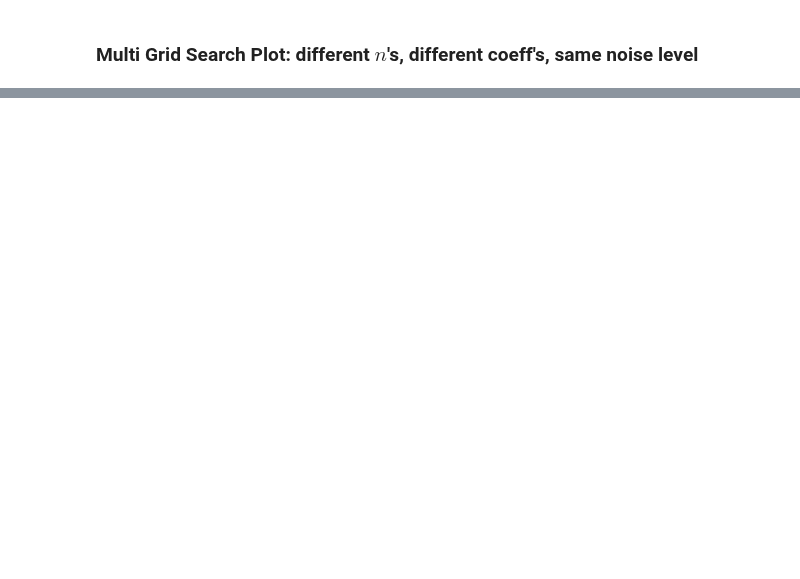
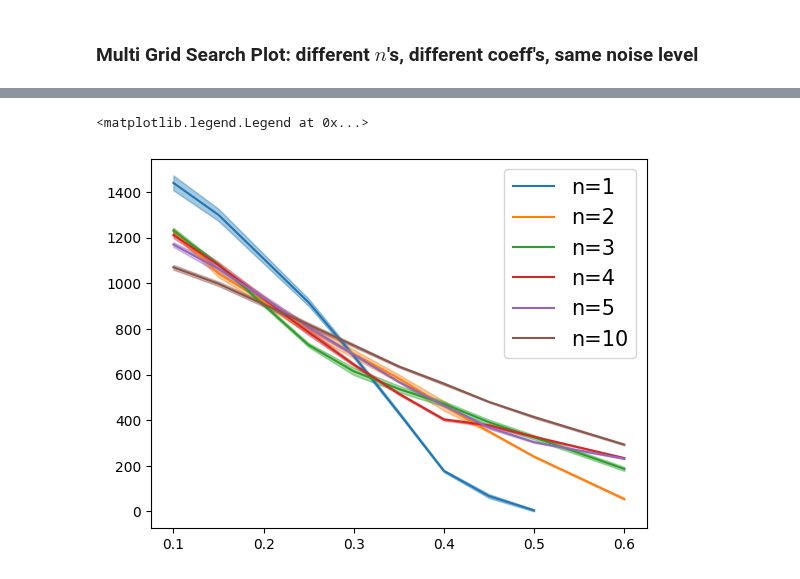
Before and after one commit to Cai-Fangxu/dendrite_familiarity_detection, a Jupyter notebook: common_data_processing/noisy_capacity_plots.ipynb, the cells around one changed output, grey strips where cells are left out. Drawn from its saved outputs; the diff is of its cells as text; code cells hidden in the pictures; blank space fills up the shorter version.

```diff
--- a/common_data_processing/noisy_capacity_plots.ipynb
+++ b/common_data_processing/noisy_capacity_plots.ipynb
@@ -428,0 +363,8 @@ Text(0.5, 1.07, 'w/o interaction, noise level=[0, 0.1, 0.3, 0.5, 0.7, 0.9]\n noi
+# %%
+noise_str_list = ["0", "0.1", "0.15", "0.2", "0.25", "0.3", "0.35", "0.4", "0.45", "0.5", "0.6", "0.7", "0.9"]
+noise_list = [0.0, 0.1, 0.15, 0.2, 0.25, 0.3, 0.35, 0.4, 0.45, 0.5, 0.6, 0.7, 0.9]
+nd = 75
+ns = 60000//75
+noise_mode = "dendrite"
+n_trials = 6
+coeff = "infty"
@@ -428,0 +399,33 @@ Text(0.5, 1.07, 'w/o interaction, noise level=[0, 0.1, 0.3, 0.5, 0.7, 0.9]\n noi
+# %%
+file_path0 = f"../data/gridSearch_SomaNoise/coeff_{coeff}"
+
+df_noise = pd.DataFrame(data=None)
+for noise_idx, noise in enumerate(noise_list):
+    for i, ndR in enumerate(ndRlist):
+        tmp_df = pd.DataFrame(data=None)
+        try:
+            tmp_array = np.genfromtxt(f"{file_path0}/{noise_mode}_noise_{noise_str_list[noise_idx]}/nd{nd}_ns{ns}/n{ndR}.csv", delimiter=',')
+            n_rows = tmp_array.shape[0]
+            tmp_df.insert(0, "noise", np.ones(n_rows)*noise)
+            tmp_df.insert(1, "ndR", np.ones(n_rows)*ndR)
+            tmp_df.insert(2, "b", tmp_array[:, 0])
+            tmp_df.insert(3, "bk", tmp_array[:, 1])
+            tmp_df.insert(4, "beta", tmp_array[:, 2])
+            tmp_array_mean = np.mean(tmp_array[:, -n_trials:], axis=1)
+            tmp_array_sem = scipy.stats.sem(tmp_array[:, -n_trials:], axis=1)
+            tmp_df.insert(5, "capacity", tmp_array_mean)
+            tmp_df.insert(6, "sem", tmp_array_sem)
+            df_noise = pd.concat([df_noise, tmp_df], ignore_index=True)
+        except:
+            pass
+mask = df_noise.groupby(['noise', 'ndR'])['capacity'].transform('max') == df_noise['capacity']
+max_df = df_noise[mask].reset_index(drop=True)
+# %%
+for ndR_idx, ndR in enumerate(ndRlist):
+    subset = max_df[max_df['ndR'] == ndR]
+    plt.plot(subset["noise"], subset["capacity"], c=f"C{ndR_idx}", label=f"n={ndR}")
+    plt.fill_between(subset['noise'], subset['capacity']-subset['sem'], subset['capacity']+subset['sem'], color=f"C{ndR_idx}", alpha=0.4)
+plt.legend(fontsize=15)
+# %% [output]
+<matplotlib.legend.Legend at 0x...>
+[figure, added]
```
Also changed, not shown: parts of 8 cells of this notebook, 7 other files.
